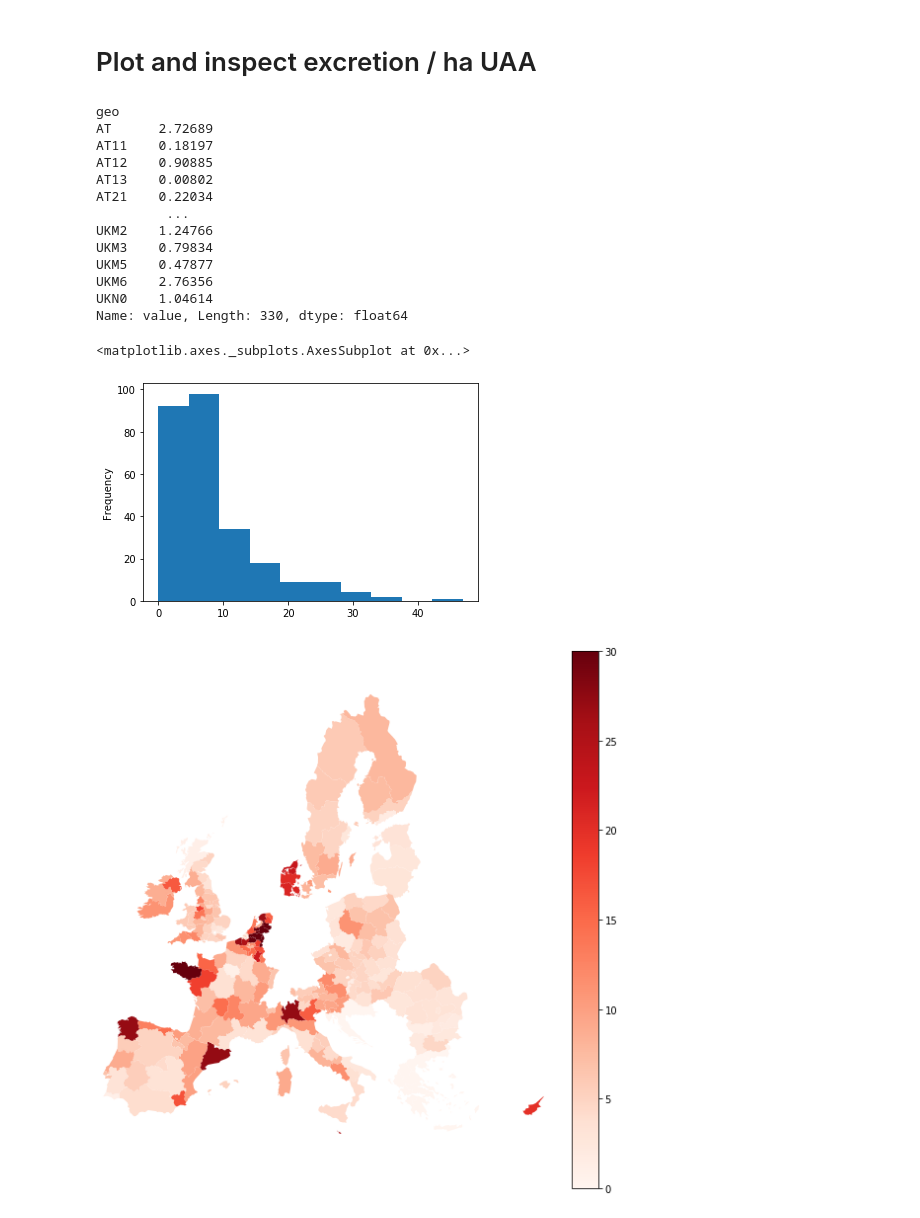
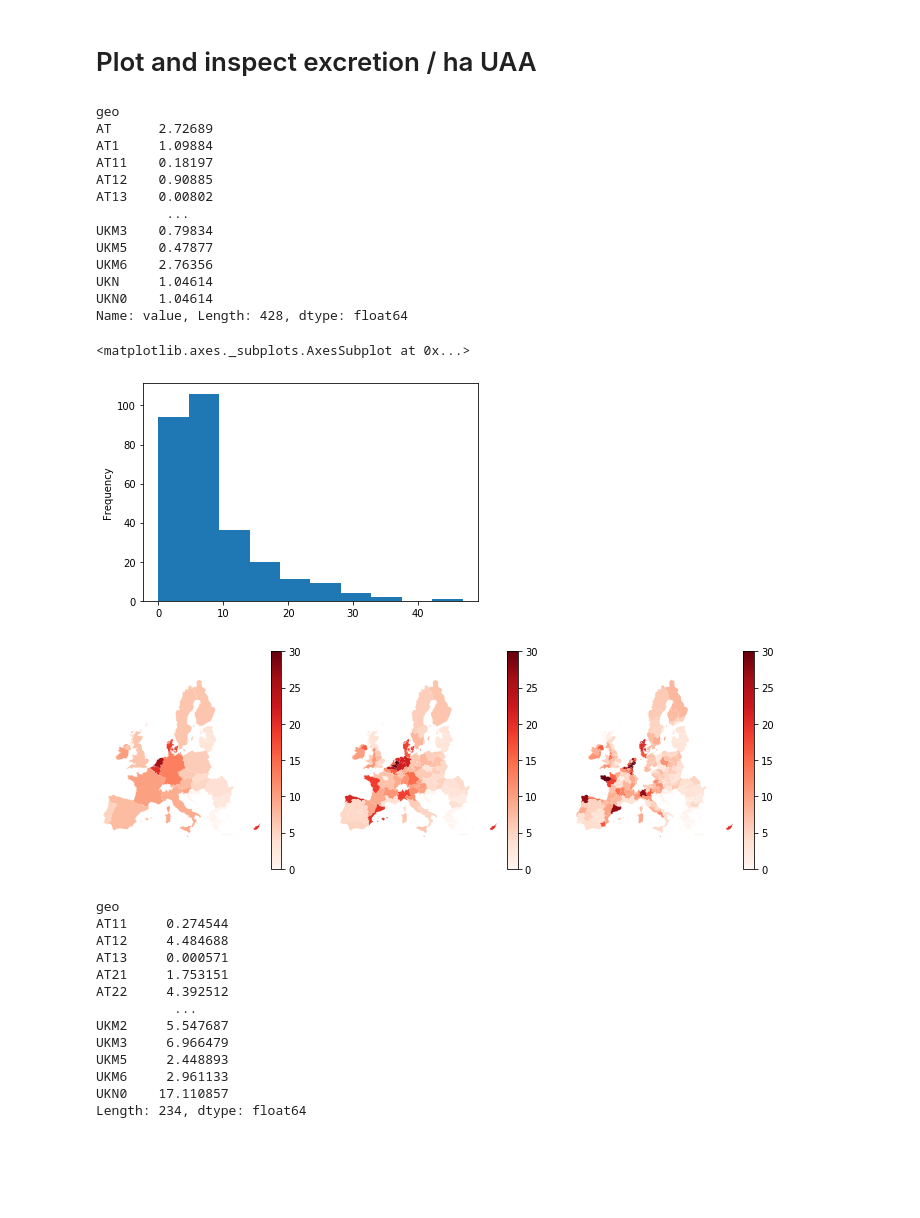
Before and after one commit to rasmuse/subnational-p-budgets, a Jupyter notebook: Manure.ipynb, the cells around one changed output. Drawn from its saved outputs; the diff is of its cells as text; code cells hidden in the pictures; blank space fills up the shorter version.

Commit message:
Add filter_nuts_level() function

```diff
--- a/Manure.ipynb
+++ b/Manure.ipynb
@@ -393,40 +393,59 @@ uaa = (
     .xs('TOTAL', level='agrarea')
     .xs(settings.DATA_YEAR, level='time')
     .div(1e6) # to Mha
+    .pipe(nuts.fill_nuts)
 )
 uaa
 # %% [output]
 geo
 AT      2.72689
+AT1     1.09884
 AT11    0.18197
 AT12    0.90885
 AT13    0.00802
-AT21    0.22034
          ...
-UKM2    1.24766
 UKM3    0.79834
 UKM5    0.47877
 UKM6    2.76356
+UKN     1.04614
 UKN0    1.04614
-Name: value, Length: 330, dtype: float64
+Name: value, Length: 428, dtype: float64
 # %%
 excretion.div(uaa).plot.hist()
 # %% [output]
 <matplotlib.axes._subplots.AxesSubplot at 0x...>
-[figure, old version]
+[figure, new version]
 # %%
+nuts_levels = [0, 1, 2]
+fig, axs = plt.subplots(ncols=len(nuts_levels), figsize=(4 * len(nuts_levels), 4))
+
 nuts_geo = geopandas.read_file(settings.NUTS_GIS_PATH).set_index('NUTS_ID')
-ax = (
-    nuts_geo
-    .join(excretion.div(uaa).dropna().rename('excretion'), how='inner')
-    .join(NUTS_TABLE.nuts_level)
-    .loc[lambda d: d.nuts_level == 2]
-    .plot('excretion', legend=True, cmap=mpl.cm.Reds,  vmin=0, vmax=30)
-    .axes
-)
-plots.adj_geoplot(ax)
-ax.figure.set_size_inches(10, 10)
+filled_excretion = excretion.pipe(nuts.fill_nuts).div(uaa).dropna().rename('excretion')
+for level, ax in zip(nuts_levels, axs):
+    (
+        nuts_geo
+        .join(filled_excretion, how='inner')
+        .pipe(nuts.filter_nuts_level, level)
+        .plot('excretion', legend=True, cmap=mpl.cm.Reds,  vmin=0, vmax=30, ax=ax)
+    )
+    plots.adj_geoplot(ax)
 # %% [output]
-[figure, old version]
+[figure, new version]
+# %%
+excretion.pipe(nuts.filter_nuts_level, 2)
+# %% [output]
+geo
+AT11     0.274544
+AT12     4.484688
+AT13     0.000571
+AT21     1.753151
+AT22     4.392512
+          ...
+UKM2     5.547687
+UKM3     6.966479
+UKM5     2.448893
+UKM6     2.961133
+UKN0    17.110857
+Length: 234, dtype: float64
 # %%
 excretion.to_csv(settings.EXCRETION_PATH, header=True)
```
Also changed, not shown: 4 other files.
